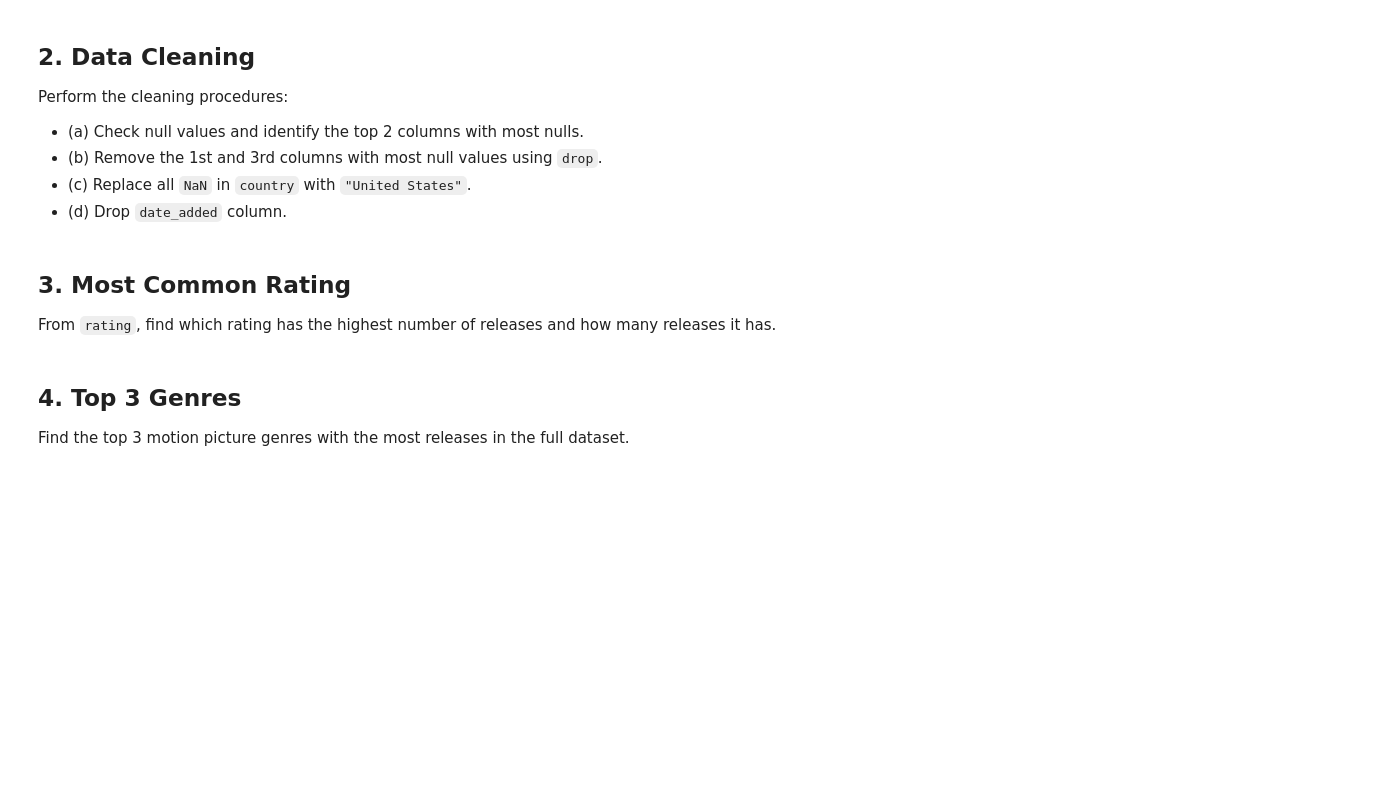
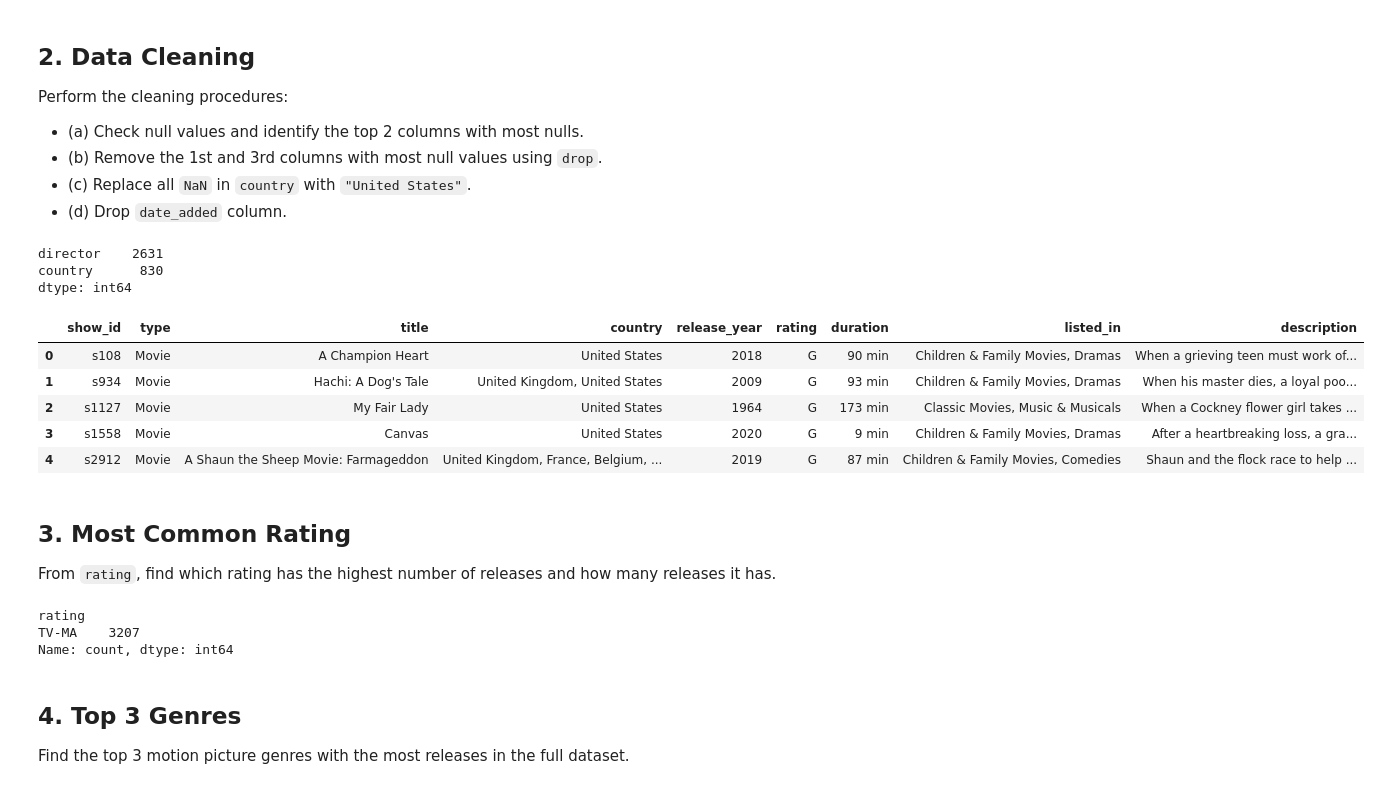
Before and after one commit to clementdumet/dm_web2026, a Jupyter notebook: exercise-02/[DM_WEB][Exercise02][22503475][Clement_Dumet].ipynb, the cells around one changed output. Drawn from its saved outputs; the diff is of its cells as text; code cells hidden in the pictures; blank space fills up the shorter version.

```diff
--- a/exercise-02/[DM_WEB][Exercise02][22503475][Clement_Dumet].ipynb
+++ b/exercise-02/[DM_WEB][Exercise02][22503475][Clement_Dumet].ipynb
@@ -34,9 +38,45 @@ Perform the cleaning procedures:
+# %%
+# Write your solution here
+
+#(a)
+null_count = df_full.isnull().sum()
+sorted_null = null_count.sort_values(ascending=False)
+print(sorted_null.head(2))
+
+#(b)
+to_drop = [sorted_null.index[0], sorted_null.index[2]]
+df_full.drop(columns = to_drop, inplace=True)
+
+#(c)
+df_full['country'] = df_full['country'].fillna('United States')
+
+#(d)
+df_full.drop(columns = ['date_added'], inplace=True)
+
+
+df_full.head()
+# %% [output]
+director    2631
+country      830
+dtype: int64
+|  | show_id | type | title | country | release_year | rating | duration | listed_in | description |
+| 0 | s108 | Movie | A Champion Heart | United States | 2018 | G | 90 min | Children & Family Movies, Dramas | When a grieving teen must work of... |
+| 1 | s934 | Movie | Hachi: A Dog's Tale | United Kingdom, United States | 2009 | G | 93 min | Children & Family Movies, Dramas | When his master dies, a loyal poo... |
+| 2 | s1127 | Movie | My Fair Lady | United States | 1964 | G | 173 min | Classic Movies, Music & Musicals | When a Cockney flower girl takes ... |
+| 3 | s1558 | Movie | Canvas | United States | 2020 | G | 9 min | Children & Family Movies, Dramas | After a heartbreaking loss, a gra... |
+| 4 | s2912 | Movie | A Shaun the Sheep Movie: Farmageddon | United Kingdom, France, Belgium, ... | 2019 | G | 87 min | Children & Family Movies, Comedies | Shaun and the flock race to help ... |
 # %% [markdown]
 ## 3. Most Common Rating
 
 From `rating`, find which rating has the highest number of releases and how many releases it has.
 # %%
 # Write your solution here
+ratings_count = df_full['rating'].value_counts()
+print(ratings_count.head(1))
+# %% [output]
+rating
+TV-MA    3207
+Name: count, dtype: int64
 # %% [markdown]
 ## 4. Top 3 Genres
 
```
Also changed, not shown: parts of 18 cells of this notebook, 1 other file.
